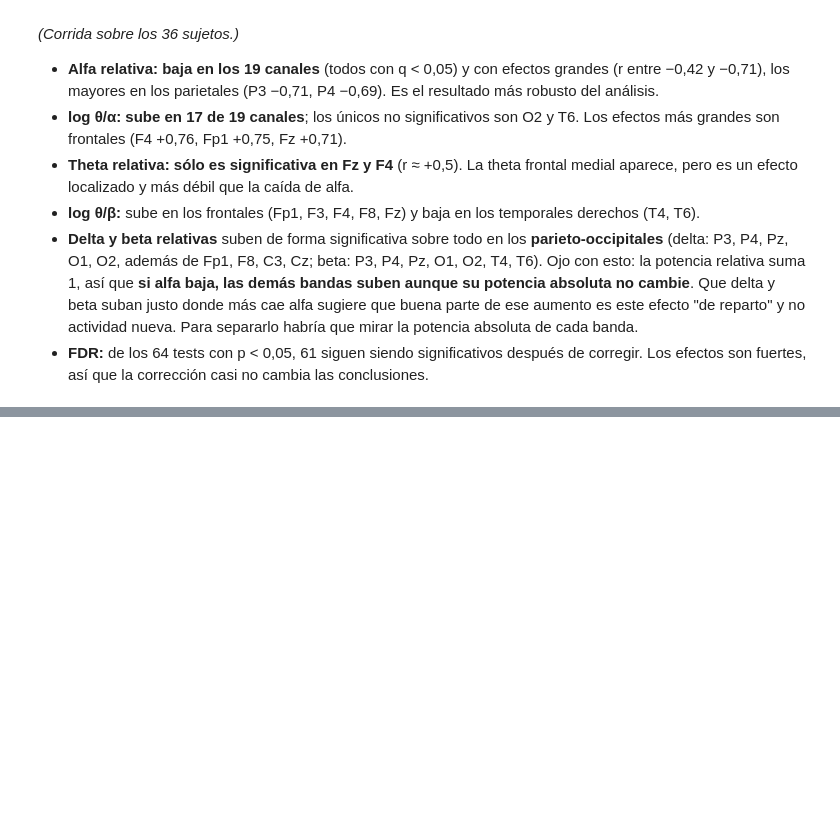
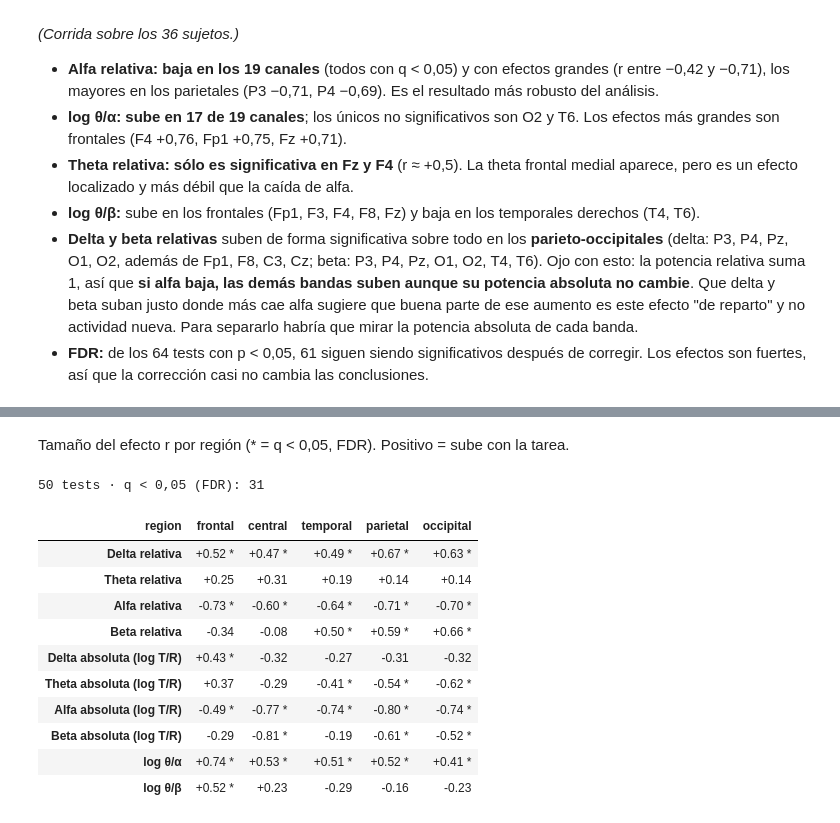
Before and after one commit to vickylauu/PSIB2026Q2-TPS-Grupo12-Lautersztein-Reggio-Ballester, a Jupyter notebook: notebooks/03_mapas_estadistica.ipynb, the cells around one changed output, grey strips where cells are left out. Drawn from its saved outputs; the diff is of its cells as text; code cells hidden in the pictures; blank space fills up the shorter version.

Commit message:
Módulo 3: Wilcoxon por región y potencia absoluta (log tarea/reposo)

```diff
--- a/notebooks/03_mapas_estadistica.ipynb
+++ b/notebooks/03_mapas_estadistica.ipynb
@@ -239,0 +284,34 @@ Canales significativos por métrica: {'rel_delta': 9, 'rel_theta': 2, 'rel_alfa'
+# %% [markdown]
+Tamaño del efecto r por región (* = q < 0,05, FDR). Positivo = sube con la tarea.
+# %%
+filas = []
+for k in MEDIDAS_REG:
+    for region in REGIONES:
+        d = med.loc[med.region == region, k].values
+        fila = dict(medida=k, region=region, mediana_dif=np.median(d), p=stats.wilcoxon(d).pvalue, r=rango_biserial(d))
+        if k.startswith('logabs'):
+            fila['cambio_%'] = 100 * (10 ** np.median(d) - 1)               # cambio mediano de la potencia absoluta, en %
+        filas.append(fila)
+wil_reg = pd.DataFrame(filas)
+wil_reg['q'] = fdr_bh(wil_reg.p)                                         # FDR sobre los 10 x 5 = 50 tests
+wil_reg['signif'] = wil_reg.q < 0.05
+print(f"{len(wil_reg)} tests · q < 0,05 (FDR): {wil_reg.signif.sum()}")
+wil_reg.to_csv('modulo3_wilcoxon_regiones.csv', index=False)
+
+tabla_reg = wil_reg.assign(celda=wil_reg.r.map('{:+.2f}'.format) + np.where(wil_reg.signif, ' *', '  '))
+tabla_reg = tabla_reg.pivot(index='medida', columns='region', values='celda').reindex(list(MEDIDAS_REG))[list(REGIONES)]
+tabla_reg.index = [MEDIDAS_REG[k] for k in tabla_reg.index]
+tabla_reg
+# %% [output]
+50 tests · q < 0,05 (FDR): 31
+| region | frontal | central | temporal | parietal | occipital |
+| Delta relativa | +0.52 * | +0.47 * | +0.49 * | +0.67 * | +0.63 * |
+| Theta relativa | +0.25 | +0.31 | +0.19 | +0.14 | +0.14 |
+| Alfa relativa | -0.73 * | -0.60 * | -0.64 * | -0.71 * | -0.70 * |
+| Beta relativa | -0.34 | -0.08 | +0.50 * | +0.59 * | +0.66 * |
+| Delta absoluta (log T/R) | +0.43 * | -0.32 | -0.27 | -0.31 | -0.32 |
+| Theta absoluta (log T/R) | +0.37 | -0.29 | -0.41 * | -0.54 * | -0.62 * |
+| Alfa absoluta (log T/R) | -0.49 * | -0.77 * | -0.74 * | -0.80 * | -0.74 * |
+| Beta absoluta (log T/R) | -0.29 | -0.81 * | -0.19 | -0.61 * | -0.52 * |
+| log θ/α | +0.74 * | +0.53 * | +0.51 * | +0.52 * | +0.41 * |
+| log θ/β | +0.52 * | +0.23 | -0.29 | -0.16 | -0.23 |
```
Also changed, not shown: parts of 5 cells of this notebook.
